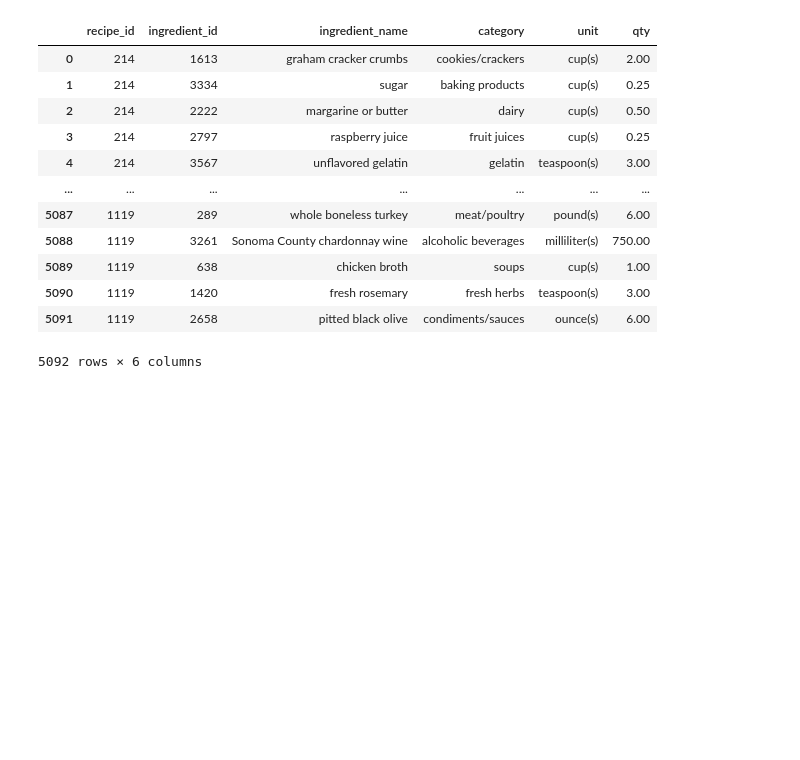
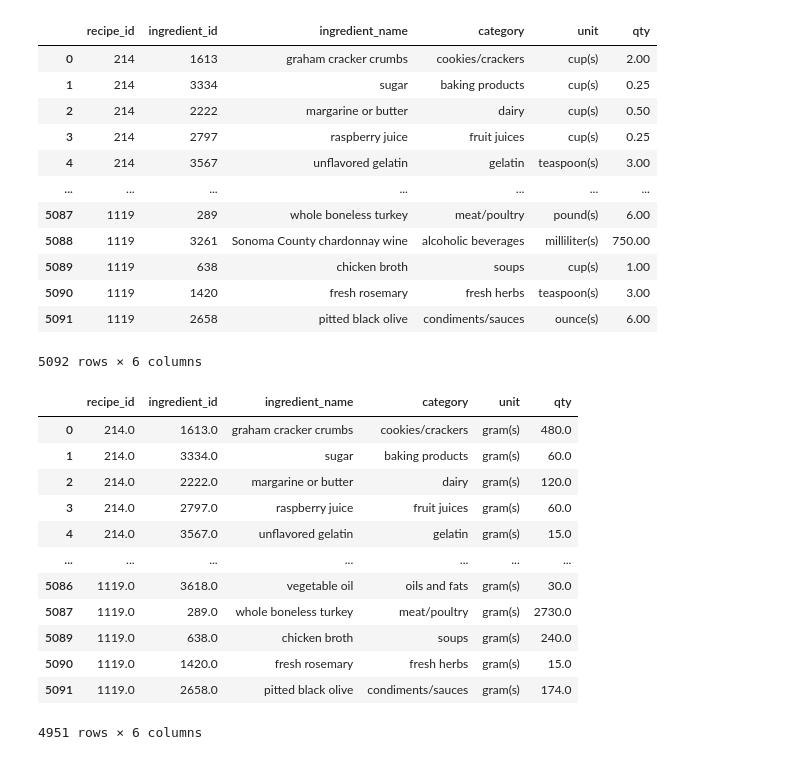
Before and after one commit to Dorukante/Knowledge-Engineering-2AMD20-, a Jupyter notebook: cleaning_recipes.ipynb, the cells around one changed output. Drawn from its saved outputs; the diff is of its cells as text; code cells hidden in the pictures; blank space fills up the shorter version.

```diff
--- a/cleaning_recipes.ipynb
+++ b/cleaning_recipes.ipynb
@@ -54,6 +56,63 @@ df_quantity_ingredient
 | 5090 | 1119 | 1420 | fresh rosemary | fresh herbs | teaspoon(s) | 3.00 |
 | 5091 | 1119 | 2658 | pitted black olive | condiments/sauces | ounce(s) | 6.00 |
 5092 rows × 6 columns
+# %%
+def replacer(df, qty_type, multiplier, new_qty='gram(s)'):
+    df.loc[df.unit == qty_type, 'qty'] *= multiplier
+    df['unit'] = df['unit'].replace({qty_type: new_qty})
+    return df
+# %%
+lst_qty = df_quantity.unit.unique()
+
+for qty_type in lst_qty:
+    ounce = qty_type.split(" ")[0]
+    try:
+        ounce_int = int(ounce)
+    except:
+        continue
+    replacer(df_quantity_ingredient, qty_type, ounce_int * 29)
+
+replacer(df_quantity_ingredient, 'pound(s)', 455)
+replacer(df_quantity_ingredient, 'cup(s)', 240)
+replacer(df_quantity_ingredient, 'ounce(s)', 29)
+replacer(df_quantity_ingredient, 'fl. ounce(s)', 29)
+replacer(df_quantity_ingredient, 'pint(s)', 12*29)
+replacer(df_quantity_ingredient, 'drop(s)', 0.05, 'milliliter(s)')
+replacer(df_quantity_ingredient, 'stalk(s)', 1, 'whole')
+replacer(df_quantity_ingredient, 'head(s)', 1, 'whole')
+replacer(df_quantity_ingredient, 'loaf', 1, 'whole')
+replacer(df_quantity_ingredient, 'pinch(es)', 0.125, 'teaspoon(s)')
+replacer(df_quantity_ingredient, 'dash(es)', 0.125, 'teaspoon(s)')
+replacer(df_quantity_ingredient, 'packet(s)', 1, 'package(s)')
+replacer(df_quantity_ingredient, 'envelope(s)', 1, 'package(s)')
+replacer(df_quantity_ingredient, 'teaspoon(s)', 5)
+replacer(df_quantity_ingredient, 'tablespoon(s)', 15)
+replacer(df_quantity_ingredient, 'stick(s)', 1, 'piece(s)')
+replacer(df_quantity_ingredient, 'slice(s)', 1, 'piece(s)')
+replacer(df_quantity_ingredient, 'clove(s)', 1, 'piece(s)')
+replacer(df_quantity_ingredient, 'scoop(s)', 1, 'piece(s)')
+replacer(df_quantity_ingredient, 'bunch(es)', 1, 'piece(s)')
+replacer(df_quantity_ingredient, 'sprig(s)', 1, 'piece(s)')
+
+df_quantity_ingredient.loc[(df_quantity_ingredient.unit == 'quart(s)') & (df_quantity_ingredient.category.isin(['soups', 'beverages'])), 'qty'] *= 946
+df_quantity_ingredient.loc[(df_quantity_ingredient.unit == 'quart(s)') & (df_quantity_ingredient.category.isin(['soups', 'beverages'])), 'unit'] = 'gram(s)'
+replacer(df_quantity_ingredient, 'quart(s)', 1, 'piece(s)')
+
+df_quantity_ingredient.where(df_quantity_ingredient.unit == 'gram(s)').dropna()
+# %% [output]
+|  | recipe_id | ingredient_id | ingredient_name | category | unit | qty |
+| 0 | 214.0 | 1613.0 | graham cracker crumbs | cookies/crackers | gram(s) | 480.0 |
+| 1 | 214.0 | 3334.0 | sugar | baking products | gram(s) | 60.0 |
+| 2 | 214.0 | 2222.0 | margarine or butter | dairy | gram(s) | 120.0 |
+| 3 | 214.0 | 2797.0 | raspberry juice | fruit juices | gram(s) | 60.0 |
+| 4 | 214.0 | 3567.0 | unflavored gelatin | gelatin | gram(s) | 15.0 |
+| ... | ... | ... | ... | ... | ... | ... |
+| 5086 | 1119.0 | 3618.0 | vegetable oil | oils and fats | gram(s) | 30.0 |
+| 5087 | 1119.0 | 289.0 | whole boneless turkey | meat/poultry | gram(s) | 2730.0 |
+| 5089 | 1119.0 | 638.0 | chicken broth | soups | gram(s) | 240.0 |
+| 5090 | 1119.0 | 1420.0 | fresh rosemary | fresh herbs | gram(s) | 15.0 |
+| 5091 | 1119.0 | 2658.0 | pitted black olive | condiments/sauces | gram(s) | 174.0 |
+4951 rows × 6 columns
 # %%
 df_recipe_nutrition = pd.merge(df_recipe, df_nutrition, on='recipe_id')
 df_recipe_nutrition = (df_recipe_nutrition.drop(columns=["servings", "yield_unit", "yield_unit", "prep_min", "cook_min", "stnd_min",
```
Also changed, not shown: parts of 2 cells of this notebook, 1 other file.
